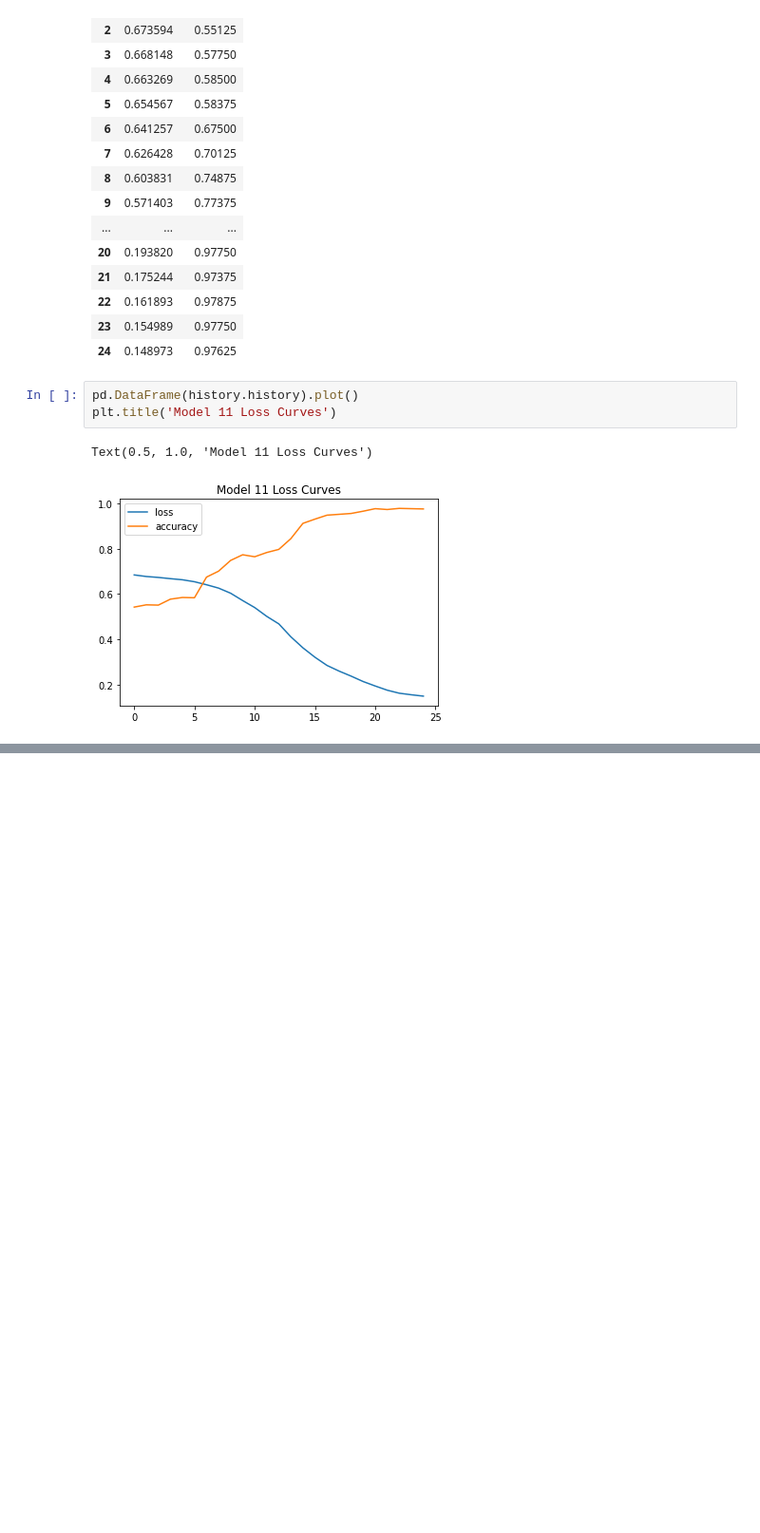
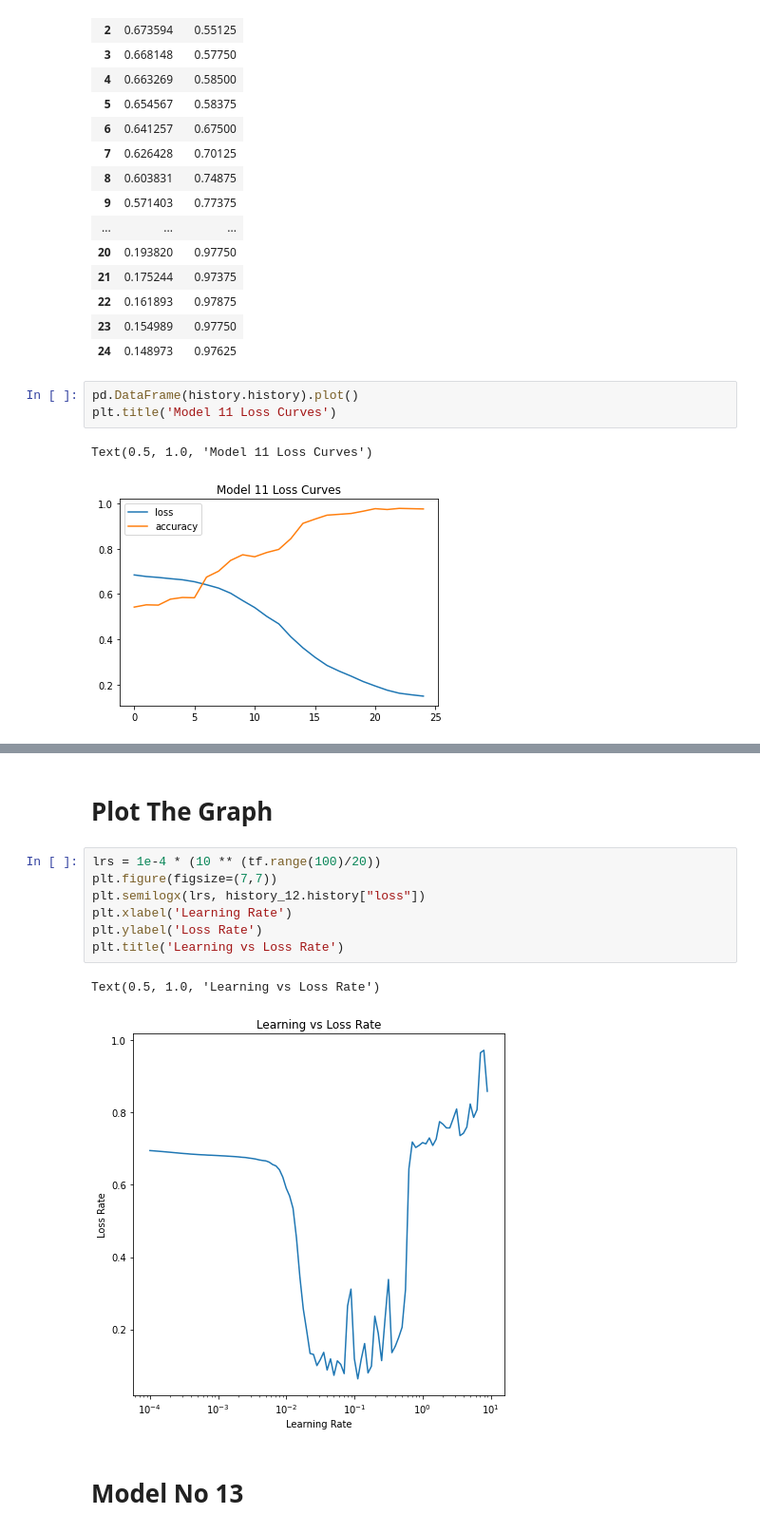
Before and after one commit to Mabtoor-Mabx/Tensor_Flow_Practices, a Jupyter notebook: Neural_Network_Classification_.ipynb, the cells around one changed output, grey strips where cells are left out. Shown at 95% size. Cells and saved outputs as stored; diff of their text form; blank space fills up the shorter version.

```diff
--- a/Neural_Network_Classification_.ipynb
+++ b/Neural_Network_Classification_.ipynb
@@ -993,0 +1095,14 @@ Text(0.5, 1.0, 'Model 11 Loss Curves')
+# %% [markdown]
+# Plot The Graph
+# %%
+lrs = 1e-4 * (10 ** (tf.range(100)/20))
+plt.figure(figsize=(7,7))
+plt.semilogx(lrs, history_12.history["loss"])
+plt.xlabel('Learning Rate')
+plt.ylabel('Loss Rate')
+plt.title('Learning vs Loss Rate')
+# %% [output]
+Text(0.5, 1.0, 'Learning vs Loss Rate')
+[figure, added]
+# %% [markdown]
+# Model No 13
```
Also changed, not shown: parts of 52 cells of this notebook.
